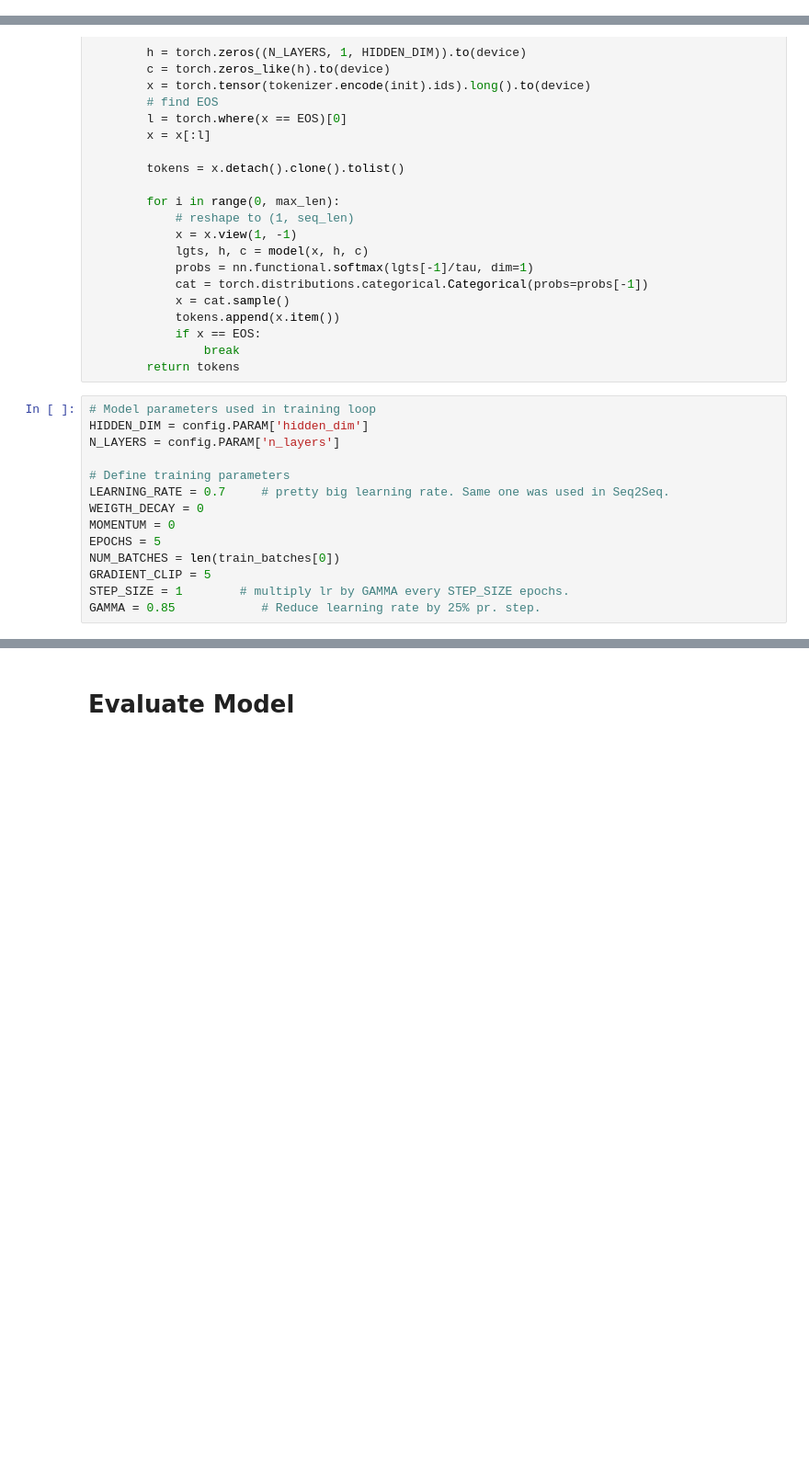
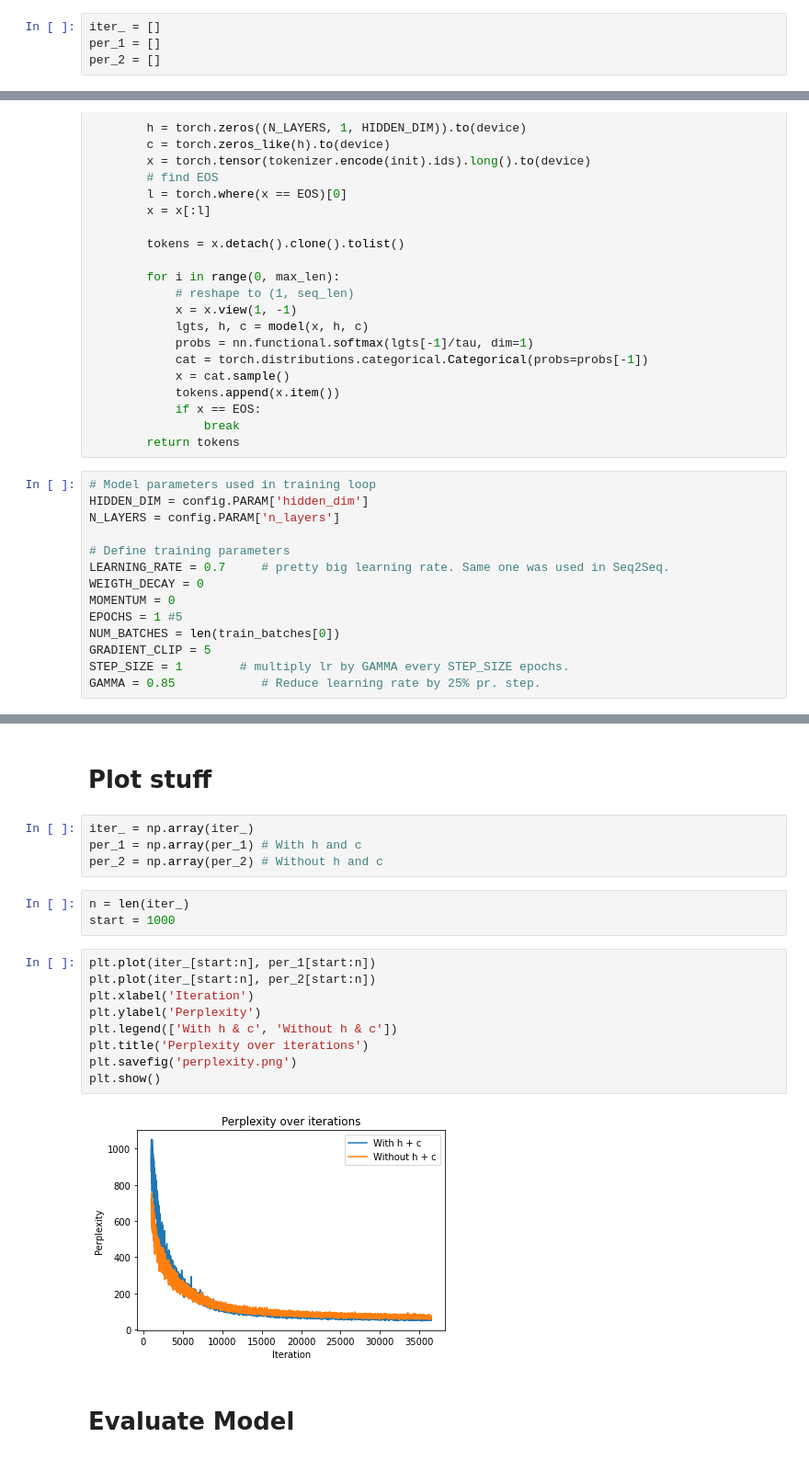
Before and after one commit to simonamtoft/Language-Modelling, a Jupyter notebook: Seq.ipynb, the cells around one changed output, grey strips where cells are left out. Shown at 92% size. Saved outputs shown, nothing was run; the diff lists cells and outputs as text; blank space fills up the shorter version.

Commit message:
updated stuff

```diff
--- a/Seq.ipynb
+++ b/Seq.ipynb
@@ -68,5 +93,9 @@ test_batches = prep_batches(test_ids, config.BATCH_SIZE, config.SEQ_LEN)
 # %% [markdown]
 # Train Model
+# %%
+iter_ = []
+per_1 = []
+per_2 = []
 # %%
 def sample_sequence(init="", max_len=config.SEQ_LEN, tau=1, device=device):
     with torch.no_grad():
@@ -102,7 +131,7 @@ N_LAYERS = config.PARAM['n_layers']
 LEARNING_RATE = 0.7     # pretty big learning rate. Same one was used in Seq2Seq.
 WEIGTH_DECAY = 0
 MOMENTUM = 0
-EPOCHS = 5
+EPOCHS = 1 #5
 NUM_BATCHES = len(train_batches[0])
 GRADIENT_CLIP = 5
 STEP_SIZE = 1        # multiply lr by GAMMA every STEP_SIZE epochs.
@@ -188,2 +256,22 @@ torch.save(model.state_dict(), config.PATH_MODEL)
+# %% [markdown]
+# Plot stuff
+# %%
+iter_ = np.array(iter_)
+per_1 = np.array(per_1) # With h and c
+per_2 = np.array(per_2) # Without h and c
+# %%
+n = len(iter_)
+start = 1000
+# %%
+plt.plot(iter_[start:n], per_1[start:n])
+plt.plot(iter_[start:n], per_2[start:n])
+plt.xlabel('Iteration')
+plt.ylabel('Perplexity')
+plt.legend(['With h & c', 'Without h & c'])
+plt.title('Perplexity over iterations')
+plt.savefig('perplexity.png')
+plt.show()
+# %% [output]
+[figure, added]
 # %% [markdown]
 # Evaluate Model
```
Also changed, not shown: parts of 6 cells of this notebook, 3 other files.
